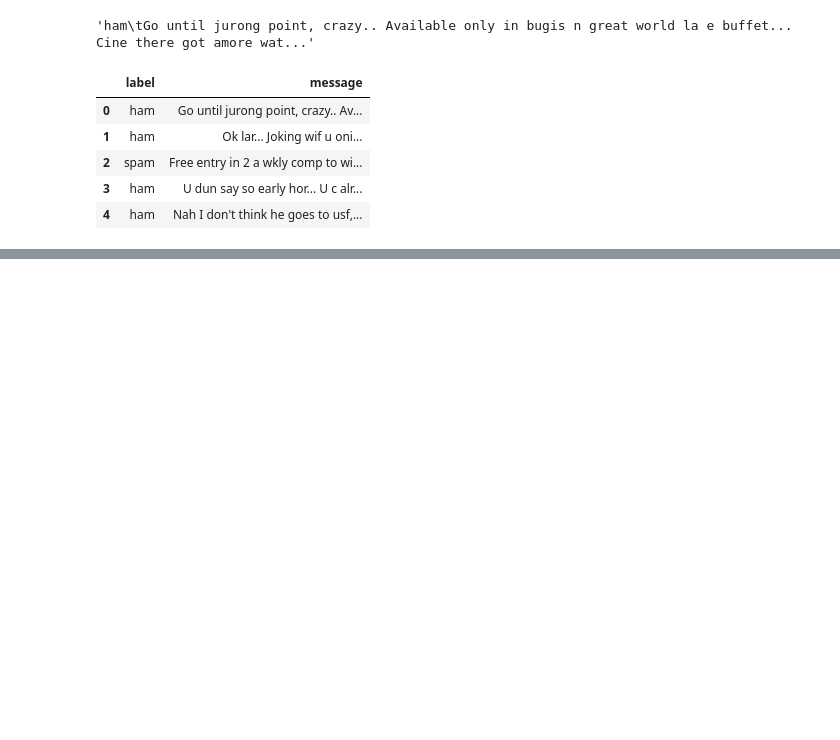
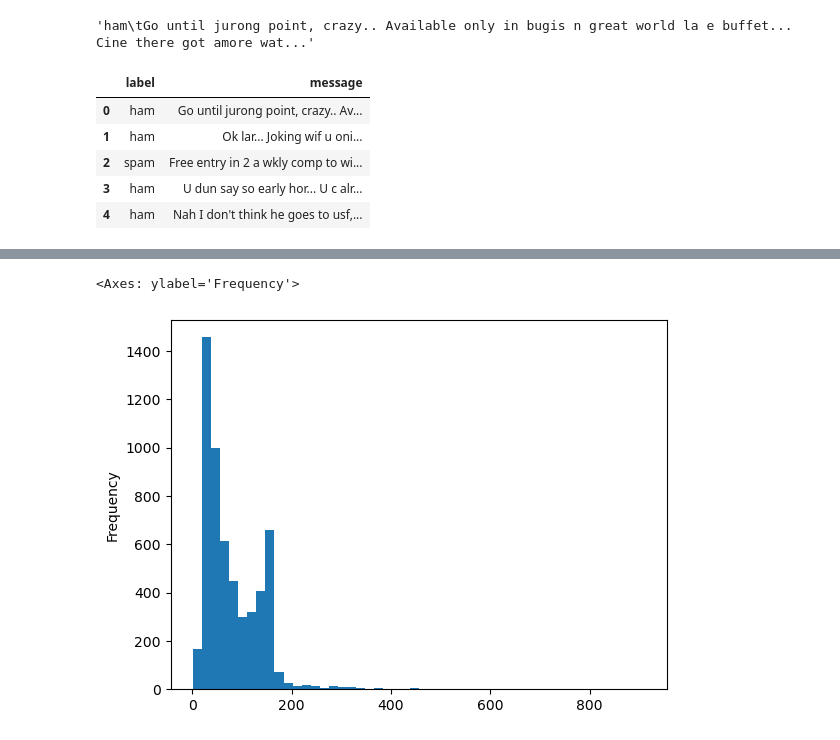
Before and after one commit to AshikurIST/Natural-Language-Processing, a Jupyter notebook: Natural Language Processing.ipynb, the cells around one changed output, grey strips where cells are left out. Drawn from its saved outputs; the diff is of its cells as text; code cells hidden in the pictures; blank space fills up the shorter version.

```diff
--- a/Natural Language Processing.ipynb
+++ b/Natural Language Processing.ipynb
@@ -94,0 +136,5 @@ messages.head()
+# %%
+messages['Length'].plot.hist(bins=50)
+# %% [output]
+<Axes: ylabel='Frequency'>
+[figure, added]
```
Also changed, not shown: parts of 14 cells of this notebook.
